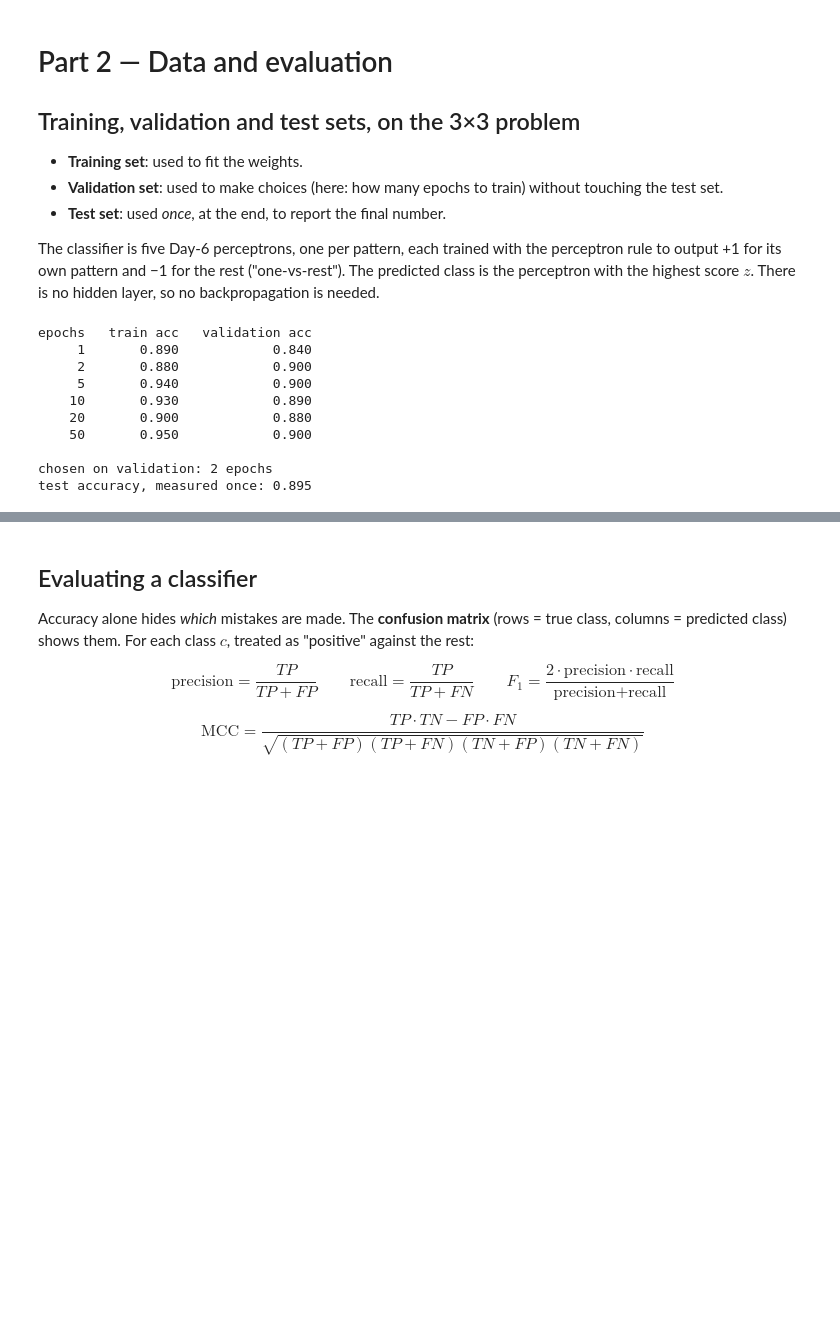
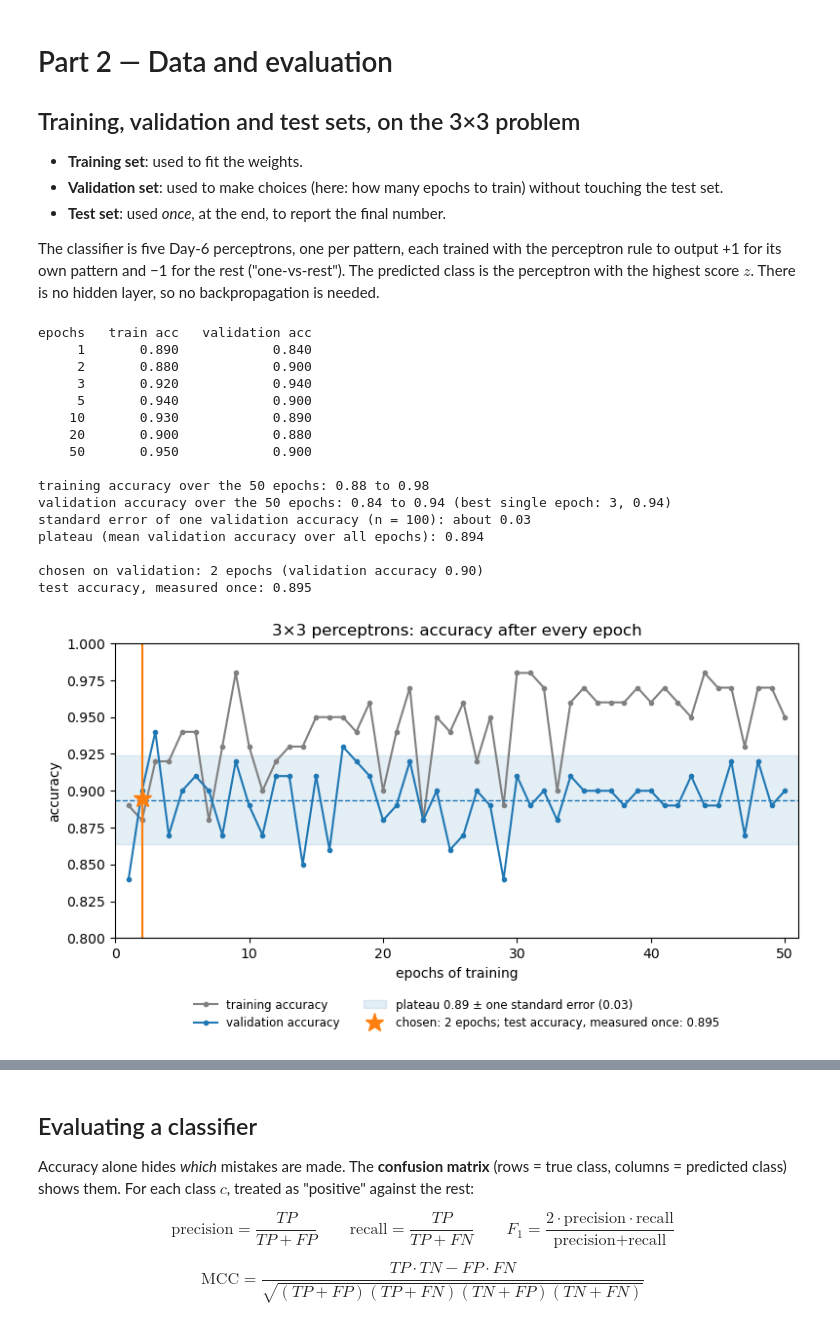
Before and after one commit to ElofssonLab/kb8029-book, a Jupyter notebook: notebooks/session08-ml-foundations-and-pytorch.ipynb, the cells around one changed output, grey strips where cells are left out. Cells and saved outputs as stored; diff of their text form; code cells hidden in the pictures; blank space fills up the shorter version.

```diff
--- a/notebooks/session08-ml-foundations-and-pytorch.ipynb
+++ b/notebooks/session08-ml-foundations-and-pytorch.ipynb
@@ -320,25 +320,79 @@ def train_one_vs_rest(X, y, epochs, eta=0.1, seed=0):
 scores = lambda W, X: add_bias(X) @ W.T
 predict = lambda W, X: scores(W, X).argmax(axis=1)
 
+# Train once for 50 epochs and record the accuracy after every epoch.
+# (Training for k epochs from the same seed follows exactly this path, so epoch k here = a k-epoch model.)
+def train_with_history(X, y, epochs, eta=0.1, seed=0):
+    r = np.random.RandomState(seed)
+    W = r.uniform(-0.5, 0.5, (len(PAT_NAMES), 10))
+    Xb = add_bias(X)
+    history = []
+    for _ in range(epochs):
+        for i in r.permutation(len(Xb)):
+            for c in range(len(PAT_NAMES)):
+                target = 1 if y[i] == c else -1
+                if np.sign(W[c] @ Xb[i]) != target:
+                    W[c] += eta * target * Xb[i]
+        history.append(((predict(W, X_tr) == y_tr).mean(), (predict(W, X_va) == y_va).mean()))
+    return np.array(history)
+
+hist = train_with_history(X_tr, y_tr, 50)
+train_curve, val_curve = hist[:, 0], hist[:, 1]
+epochs_axis = np.arange(1, 51)
 print("epochs   train acc   validation acc")
-val_acc = {}
-for epochs in [1, 2, 5, 10, 20, 50]:
-    W = train_one_vs_rest(X_tr, y_tr, epochs)
-    val_acc[epochs] = (predict(W, X_va) == y_va).mean()
-    print(f"{epochs:6d}   {(predict(W, X_tr) == y_tr).mean():9.3f}   {val_acc[epochs]:14.3f}")
-best_epochs = max(val_acc, key=val_acc.get)
+for e in [1, 2, 3, 5, 10, 20, 50]:
+    print(f"{e:6d}   {train_curve[e-1]:9.3f}   {val_curve[e-1]:14.3f}")
+print(f"\ntraining accuracy over the 50 epochs: {train_curve.min():.2f} to {train_curve.max():.2f}")
+print(f"validation accuracy over the 50 epochs: {val_curve.min():.2f} to {val_curve.max():.2f} "
+      f"(best single epoch: {val_curve.argmax() + 1}, {val_curve.max():.2f})")
+
+# How noisy is one validation accuracy? With n = 100 examples and accuracy near 0.9,
+# its standard error is sqrt(p(1-p)/n):
+se = np.sqrt(0.9 * 0.1 / len(y_va))
+plateau = val_curve.mean()
+print(f"standard error of one validation accuracy (n = {len(y_va)}): about {se:.2f}")
+print(f"plateau (mean validation accuracy over all epochs): {plateau:.3f}")
+
+# The rule: the fewest epochs whose validation accuracy reaches the plateau.
+best_epochs = int(epochs_axis[np.argmax(val_curve >= plateau)])
 W_pat = train_one_vs_rest(X_tr, y_tr, best_epochs)
 test_pred = predict(W_pat, X_te)
-print(f"\nchosen on validation: {best_epochs} epochs")
-print(f"test accuracy, measured once: {(test_pred == y_te).mean():.3f}")
+test_acc = (test_pred == y_te).mean()
+print(f"\nchosen on validation: {best_epochs} epochs (validation accuracy {val_curve[best_epochs-1]:.2f})")
+print(f"test accuracy, measured once: {test_acc:.3f}")
 # %% [output]
 epochs   train acc   validation acc
      1       0.890            0.840
      2       0.880            0.900
+     3       0.920            0.940
      5       0.940            0.900
     10       0.930            0.890
     20       0.900            0.880
     50       0.950            0.900
 
-chosen on validation: 2 epochs
+training accuracy over the 50 epochs: 0.88 to 0.98
+validation accuracy over the 50 epochs: 0.84 to 0.94 (best single epoch: 3, 0.94)
+standard error of one validation accuracy (n = 100): about 0.03
+plateau (mean validation accuracy over all epochs): 0.894
+
+chosen on validation: 2 epochs (validation accuracy 0.90)
 test accuracy, measured once: 0.895
+# %%
+fig, ax = plt.subplots(figsize=(8, 4.6))
+ax.plot(epochs_axis, train_curve, "o-", ms=3, color="grey", label="training accuracy")
+ax.plot(epochs_axis, val_curve, "o-", ms=3, color="tab:blue", label="validation accuracy")
+ax.axhspan(plateau - se, plateau + se, color="tab:blue", alpha=0.12,
+           label=f"plateau {plateau:.2f} ± one standard error ({se:.2f})")
+ax.axhline(plateau, color="tab:blue", lw=1, ls="--")
+ax.axvline(best_epochs, color="tab:orange", lw=1.5)
+ax.plot(best_epochs, test_acc, "*", ms=14, color="tab:orange",
+        label=f"chosen: {best_epochs} epochs; test accuracy, measured once: {test_acc:.3f}")
+ax.set_xlabel("epochs of training"); ax.set_ylabel("accuracy")
+ax.set_ylim(0.8, 1.0); ax.set_xlim(0, 51)
+ax.legend(loc="upper center", bbox_to_anchor=(0.5, -0.17), ncol=2, fontsize=8.5, frameon=False)
+ax.set_title("3×3 perceptrons: accuracy after every epoch")
+plt.tight_layout()
+plt.savefig(f"{FIGS}/session08-3x3-epochs.png", dpi=150, bbox_inches="tight")
+plt.show()
+# %% [output]
+[figure, added]
```
Also changed, not shown: parts of 1 cell of this notebook, 2 other files.
